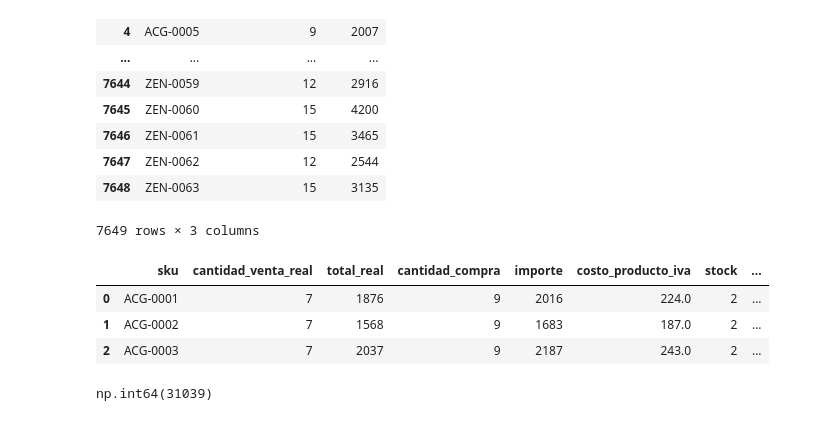
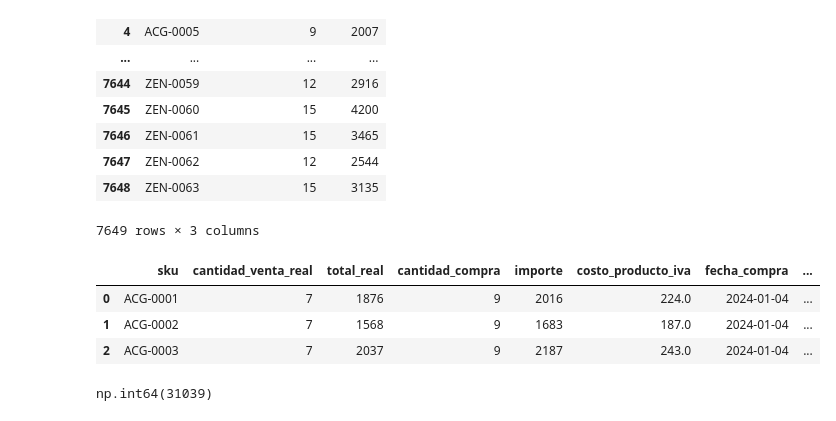
Before and after one commit to Adrian-estrada-chavez/clothing-sales-roi-analysis, a Jupyter notebook: Clothing_sales_roi_analysis.ipynb, the cells around one changed output. Drawn from its saved outputs; the diff is of its cells as text; code cells hidden in the pictures.

```diff
--- a/Clothing_sales_roi_analysis.ipynb
+++ b/Clothing_sales_roi_analysis.ipynb
@@ -1319,15 +1319,15 @@ inv_compra
 # %%
 #inventario y ganancia
 inventario=pd.merge(inv_venta,inv_compra,on='sku',how='left')
-inventario=pd.merge(inventario,dcompra[['sku','costo_producto_iva']],on='sku',how='left')
+inventario=pd.merge(inventario,dcompra[['sku','costo_producto_iva','fecha_compra']],on='sku',how='left')
 inventario=inventario.fillna(0)
 inventario['stock']=inventario['cantidad_compra']-inventario['cantidad_venta_real']
 inventario['flujo_caja']=inventario['total_real']-inventario['importe']
 inventario['costo_stock']=inventario['stock']*inventario['costo_producto_iva']
 inventario.head(3)
 # %% [output]
-|  | sku | cantidad_venta_real | total_real | cantidad_compra | importe | costo_producto_iva | stock | ... |
-| 0 | ACG-0001 | 7 | 1876 | 9 | 2016 | 224.0 | 2 | ... |
-| 1 | ACG-0002 | 7 | 1568 | 9 | 1683 | 187.0 | 2 | ... |
-| 2 | ACG-0003 | 7 | 2037 | 9 | 2187 | 243.0 | 2 | ... |
+|  | sku | cantidad_venta_real | total_real | cantidad_compra | importe | costo_producto_iva | fecha_compra | ... |
+| 0 | ACG-0001 | 7 | 1876 | 9 | 2016 | 224.0 | 2024-01-04 | ... |
+| 1 | ACG-0002 | 7 | 1568 | 9 | 1683 | 187.0 | 2024-01-04 | ... |
+| 2 | ACG-0003 | 7 | 2037 | 9 | 2187 | 243.0 | 2024-01-04 | ... |
 # %%
```
Also changed, not shown: parts of 9 cells of this notebook.
